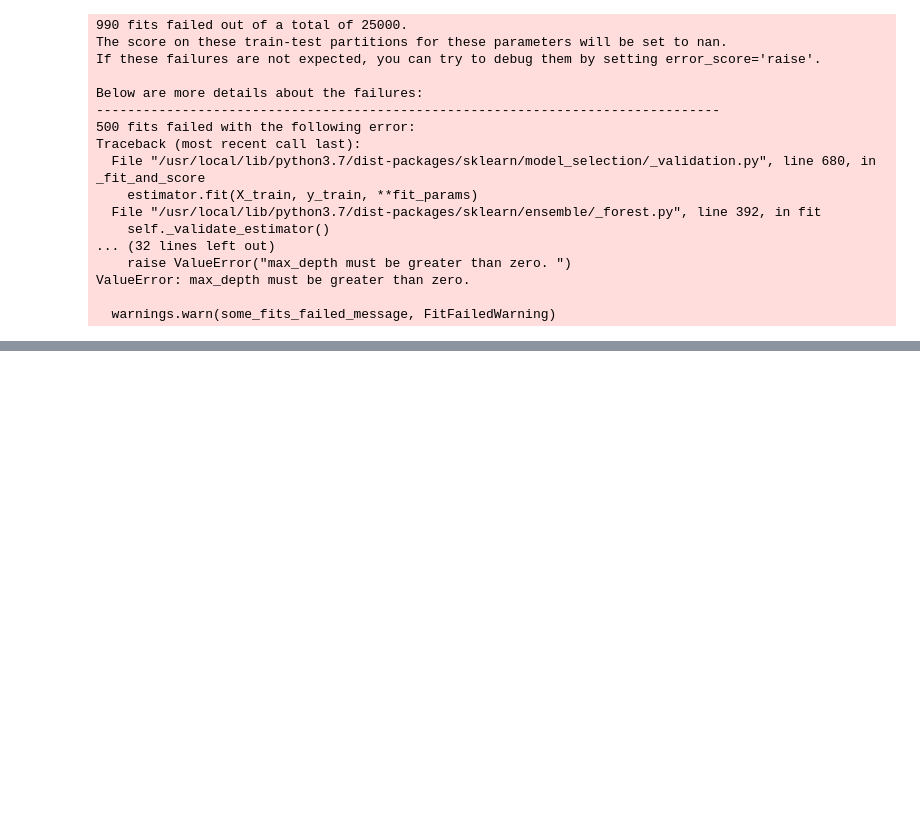
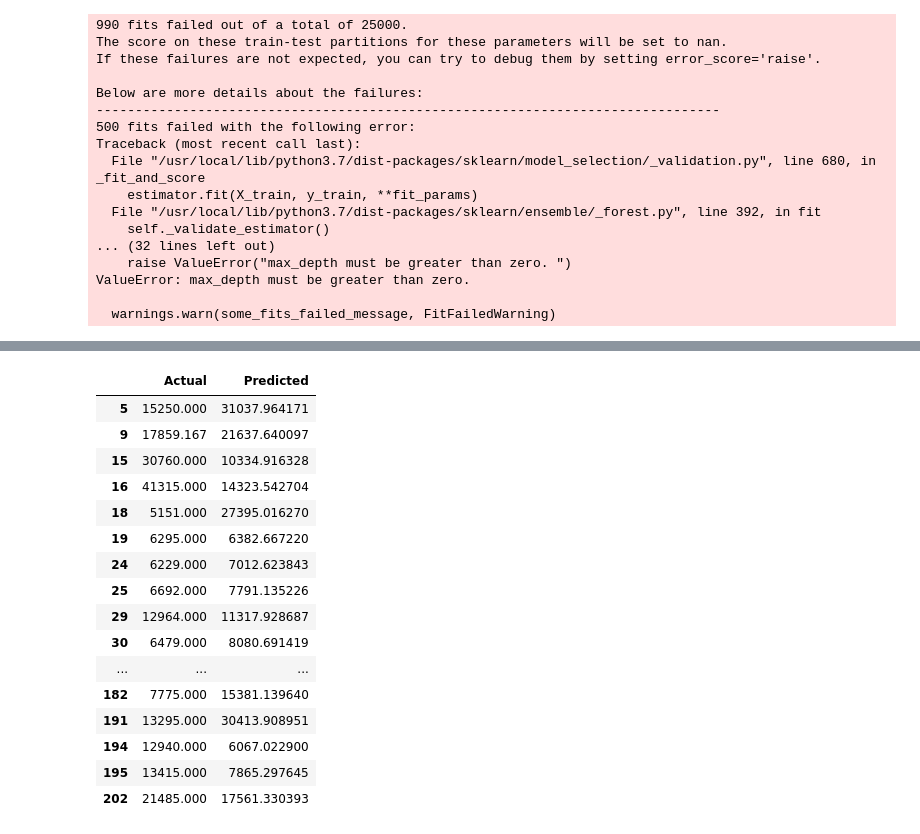
Before and after one commit to BattalBAKINDI/car_price_prediction_on_colab, a Jupyter notebook: predict_car_price.ipynb, the cells around one changed output, grey strips where cells are left out. Drawn from its saved outputs; the diff is of its cells as text; code cells hidden in the pictures; blank space fills up the shorter version.

```diff
--- a/predict_car_price.ipynb
+++ b/predict_car_price.ipynb
@@ -364,3 +355,27 @@ print(rfr_r2)
+# %%
+##Predicting the charges
+y_test_pred = rfr_model.predict(X_test)
+##Comparing the actual output values with the predicted values
+df = pd.DataFrame({'Actual': y_test, 'Predicted': y_test_pred})
+df
+# %% [output]
+|  | Actual | Predicted |
+| 5 | 15250.000 | 31037.964171 |
+| 9 | 17859.167 | 21637.640097 |
+| 15 | 30760.000 | 10334.916328 |
+| 16 | 41315.000 | 14323.542704 |
+| 18 | 5151.000 | 27395.016270 |
+| 19 | 6295.000 | 6382.667220 |
+| 24 | 6229.000 | 7012.623843 |
+| 25 | 6692.000 | 7791.135226 |
+| 29 | 12964.000 | 11317.928687 |
+| 30 | 6479.000 | 8080.691419 |
+| ... | ... | ... |
+| 182 | 7775.000 | 15381.139640 |
+| 191 | 13295.000 | 30413.908951 |
+| 194 | 12940.000 | 6067.022900 |
+| 195 | 13415.000 | 7865.297645 |
+| 202 | 21485.000 | 17561.330393 |
 # %%
 y_test=y_test.sort_index()
 grafik=pd.DataFrame({'real':y_test,'predict':rfr_predict})
```
Also changed, not shown: parts of 9 cells of this notebook.
